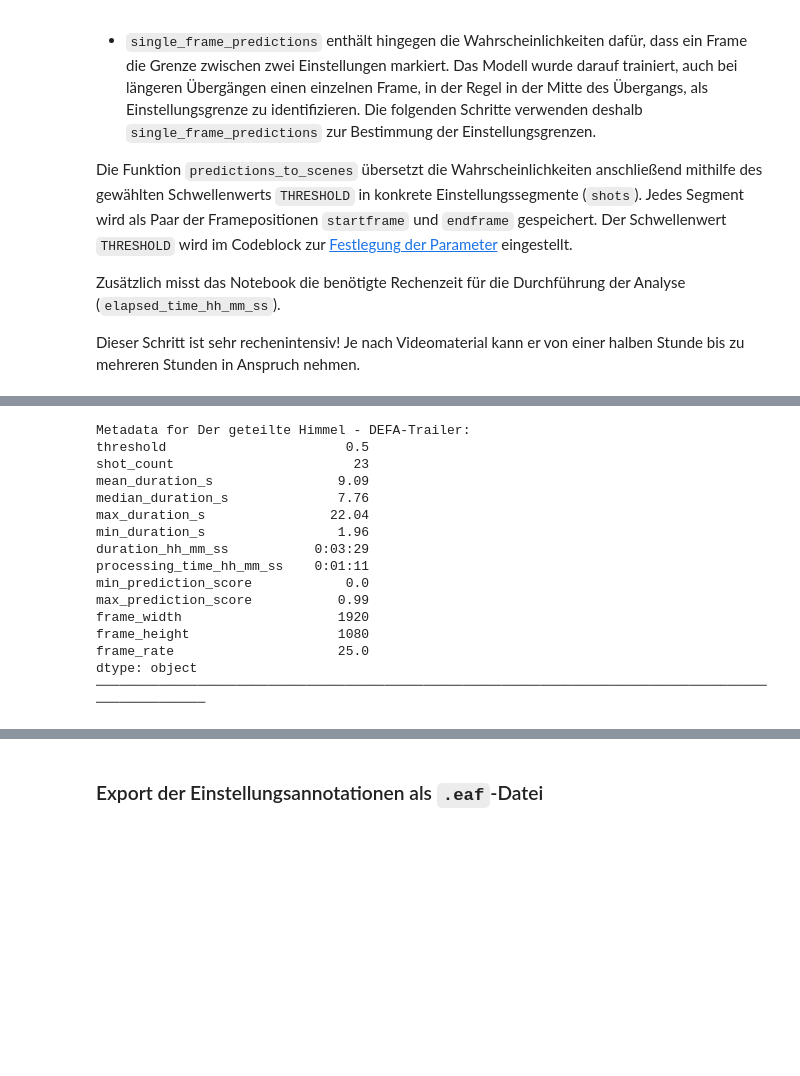
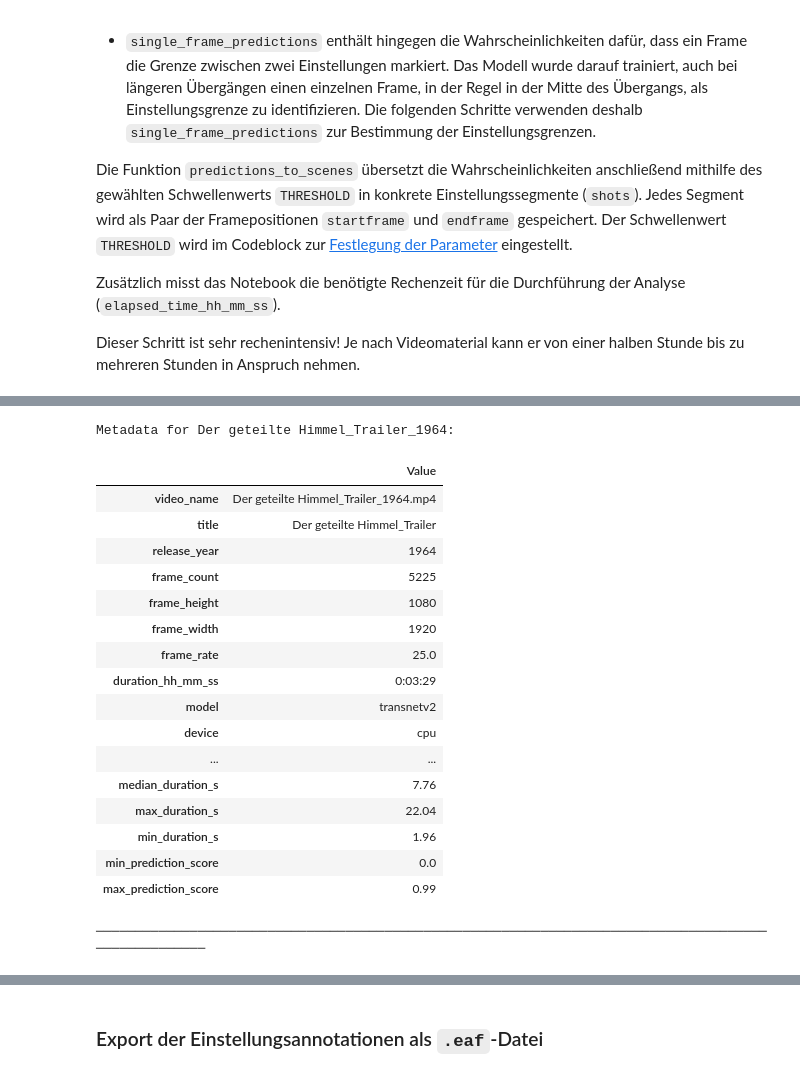
Before and after one commit to quadriga-dk/Bewegtes-Bild-Fallstudie-4, a Jupyter notebook: annotation/einstellungen_notebook.ipynb, the cells around one changed output, grey strips where cells are left out. Saved outputs shown, nothing was run; the diff lists cells and outputs as text; code cells hidden in the pictures; blank space fills up the shorter version.

```diff
--- a/annotation/einstellungen_notebook.ipynb
+++ b/annotation/einstellungen_notebook.ipynb
@@ -367,7 +388,8 @@ export_directory = Path(EXPORT_PATH)
 
 # Analyze each previously registered video in sequence.
 for video_name, video in videos.items():
-   # Start a timer to measure the analysis duration.
+   # Record the start of this analysis in UTC and start the duration timer.
+   video["metadata"]["analysis_timestamp"] = datetime.datetime.now(datetime.timezone.utc).isoformat(timespec="seconds")
    start_time = time.perf_counter()
 
    # Calculate predictions without calculating gradients.
@@ -392,6 +414,9 @@ for video_name, video in videos.items():
       print(f"Shot Boundary Detection on {video_name} took {elapsed_time_hh_mm_ss} of processing time.")
       print(DIVIDER)
 
+      # Record the compute device used by the model.
+      video["metadata"]["device"] = next(model.parameters()).device.type
+
       # Add the analysis result to the video dictionary
       video.update({
          "shots" : shots,
@@ -423,7 +448,7 @@ for video_name, video in videos.items():
     # Convert frames to seconds.
     # Time in seconds = frame number divided by frames per second ("frame_rate") of the respective video.
     for col in ["start", "end", "middle", "duration"]:
-        df_shots[f"{col}_s"] = round(df_shots[col] / video["frame_rate"], 2)
+        df_shots[f"{col}_s"] = round(df_shots[col] / video["metadata"]["frame_rate"], 2)
 
     # Preview the first five detected shots.
     print(f"First five shots in {video_name}:")
@@ -466,58 +494,55 @@ Die minimalen und maximalen Vorhersagewerte (`min_prediction_score` und `max_pre
 # %%
 # Calculate the metadata for each previously registered video in sequence.
 for video_name, video in videos.items():
-    metadata = pd.Series({
+    video["metadata"].update({
         # Record the threshold used to ensure reproducibility.
         "threshold"                 : THRESHOLD,
 
         # Number of shots detected by the model.
         "shot_count"                : len(video["df_shots"]),
 
         # Descriptive statistics for shot duration in seconds.
         "mean_duration_s"           : round(video["df_shots"]["duration_s"].mean(), 2),
         "median_duration_s"         : round(video["df_shots"]["duration_s"].median(), 2),
         "max_duration_s"            : round(video["df_shots"]["duration_s"].max(), 2),
         "min_duration_s"            : round(video["df_shots"]["duration_s"].min(), 2),
 
         # Duration of the source video and time required for automatic processing.
-        "duration_hh_mm_ss"          : video["duration_hh_mm_ss"],
+        "duration_hh_mm_ss"          : video["metadata"]["duration_hh_mm_ss"],
         "processing_time_hh_mm_ss"  : video["elapsed_time_hh_mm_ss"],
 
         # Range of probability values produced by the model.
         "min_prediction_score"      : round(float(video["prediction_scores"].min()),2),
         "max_prediction_score"      : round(float(video["prediction_scores"].max()),2),
-
-        # Video metadata
-        "frame_width"               : video["frame_width"],
-        "frame_height"              : video["frame_height"],
-        "frame_rate"                       : video["frame_rate"]
     })
 
+    # Transform the metadata dictionary into a dataframe.
+    video["metadata"] = pd.DataFrame.from_dict(
+        video["metadata"], orient="index", columns=["Value"]
+    )
     print(f"Metadata for {video_name}:")
-    print(metadata)
+    display(video["metadata"])
     print(DIVIDER)
-
-    # Store the metadata within the corresponding video dictionary.
-    video.update({
-        "metadata" : metadata
-    })
 # %% [output]
-Metadata for Der geteilte Himmel - DEFA-Trailer:
-threshold                       0.5
-shot_count                       23
-mean_duration_s                9.09
-median_duration_s              7.76
-max_duration_s                22.04
-min_duration_s                 1.96
-duration_hh_mm_ss           0:03:29
-processing_time_hh_mm_ss    0:01:11
-min_prediction_score            0.0
-max_prediction_score           0.99
-frame_width                    1920
-frame_height                   1080
-frame_rate                     25.0
-dtype: object
-────────────────────────────────────────────────────────────────────────────────────────────────────
+Metadata for Der geteilte Himmel_Trailer_1964:
+|  | Value |
+| video_name | Der geteilte Himmel_Trailer_1964.mp4 |
+| title | Der geteilte Himmel_Trailer |
+| release_year | 1964 |
+| frame_count | 5225 |
+| frame_height | 1080 |
+| frame_width | 1920 |
+| frame_rate | 25.0 |
+| duration_hh_mm_ss | 0:03:29 |
+| model | transnetv2 |
+| device | cpu |
+| ... | ... |
+| median_duration_s | 7.76 |
+| max_duration_s | 22.04 |
+| min_duration_s | 1.96 |
+| min_prediction_score | 0.0 |
+| max_prediction_score | 0.99 |
+────────────────────────────────────────────────────────────────────────────────────────────────────
 # %% [markdown]
 ---
 ## Export der Ergebnisse
```
Also changed, not shown: parts of 17 cells of this notebook, 4 other files.
